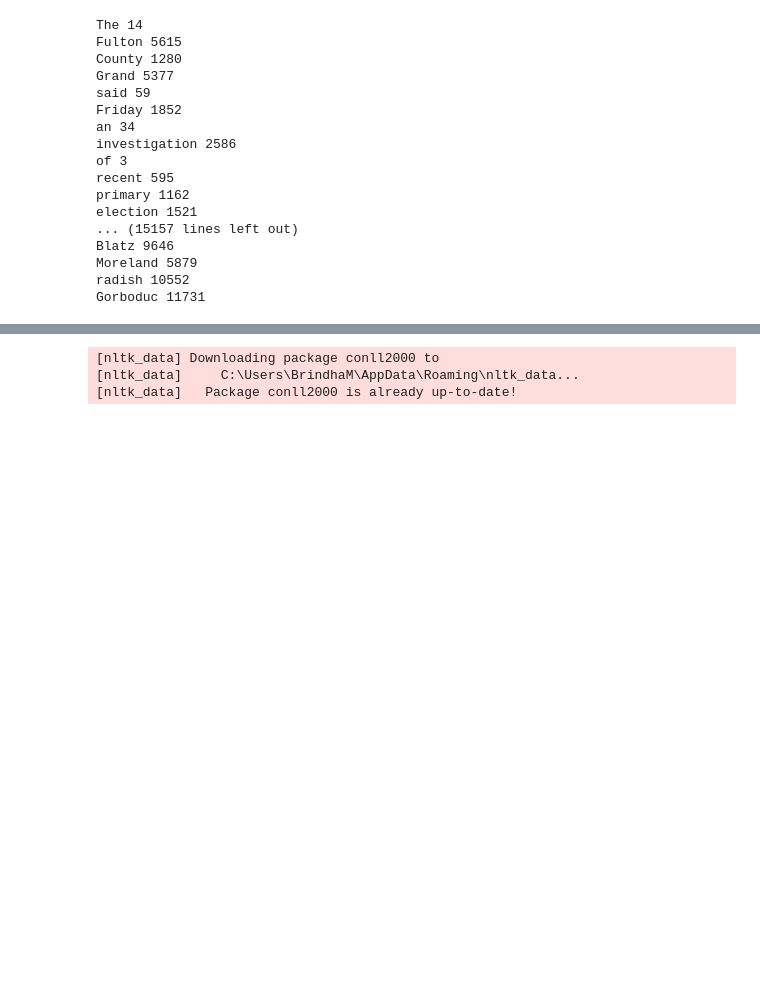
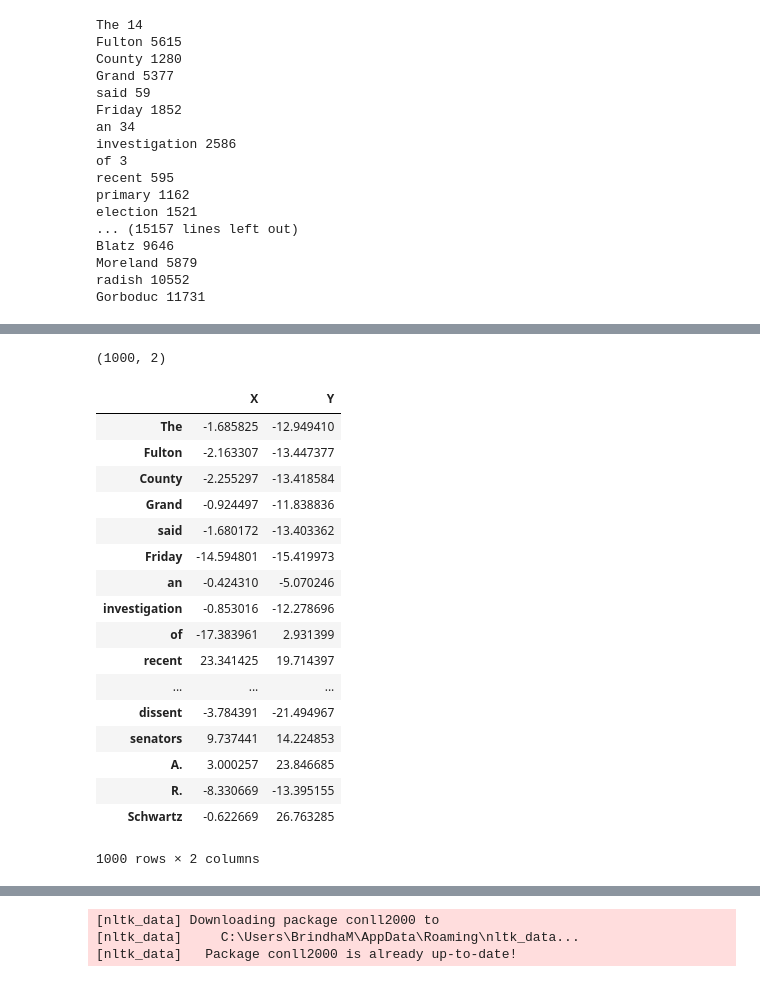
Before and after one commit to rameshbabulakshmanan84/NLP-series, a Jupyter notebook: Skipgram-model-NLP.ipynb, the cells around one changed output, grey strips where cells are left out. Drawn from its saved outputs; the diff is of its cells as text; code cells hidden in the pictures; blank space fills up the shorter version.

```diff
--- a/Skipgram-model-NLP.ipynb
+++ b/Skipgram-model-NLP.ipynb
@@ -71,3 +154,6 @@ w2v=Word2Vec(sentences,size=EMB_DIM,window=5,min_count=5,negative=15,iter=10,wor
+# %%
+#Load the model
+w2v=Word2Vec.load("Word2Vec.model")
 # %%
 #get the trained embeddings
 #w2v is the embedding matrix with wieght vectors
@@ -126,0 +257,29 @@ Most similar words to 'child' but dissimilar to 'person':
+# %%
+from sklearn.manifold import TSNE
+tsne=TSNE(n_components=2).fit_transform(X_pca)
+tsne.shape
+# %% [output]
+(1000, 2)
+# %%
+df = pd.DataFrame(tsne, index=vocab,columns=['X','Y'])
+#view the df
+df
+# %% [output]
+|  | X | Y |
+| The | -1.685825 | -12.949410 |
+| Fulton | -2.163307 | -13.447377 |
+| County | -2.255297 | -13.418584 |
+| Grand | -0.924497 | -11.838836 |
+| said | -1.680172 | -13.403362 |
+| Friday | -14.594801 | -15.419973 |
+| an | -0.424310 | -5.070246 |
+| investigation | -0.853016 | -12.278696 |
+| of | -17.383961 | 2.931399 |
+| recent | 23.341425 | 19.714397 |
+| ... | ... | ... |
+| dissent | -3.784391 | -21.494967 |
+| senators | 9.737441 | 14.224853 |
+| A. | 3.000257 | 23.846685 |
+| R. | -8.330669 | -13.395155 |
+| Schwartz | -0.622669 | 26.763285 |
+1000 rows × 2 columns
```
Also changed, not shown: parts of 55 cells of this notebook.
